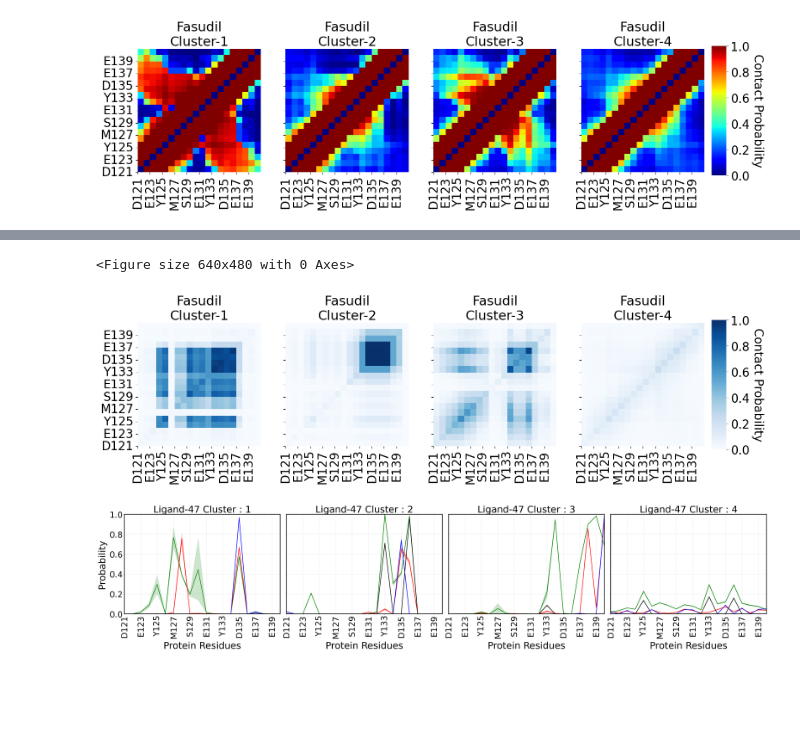
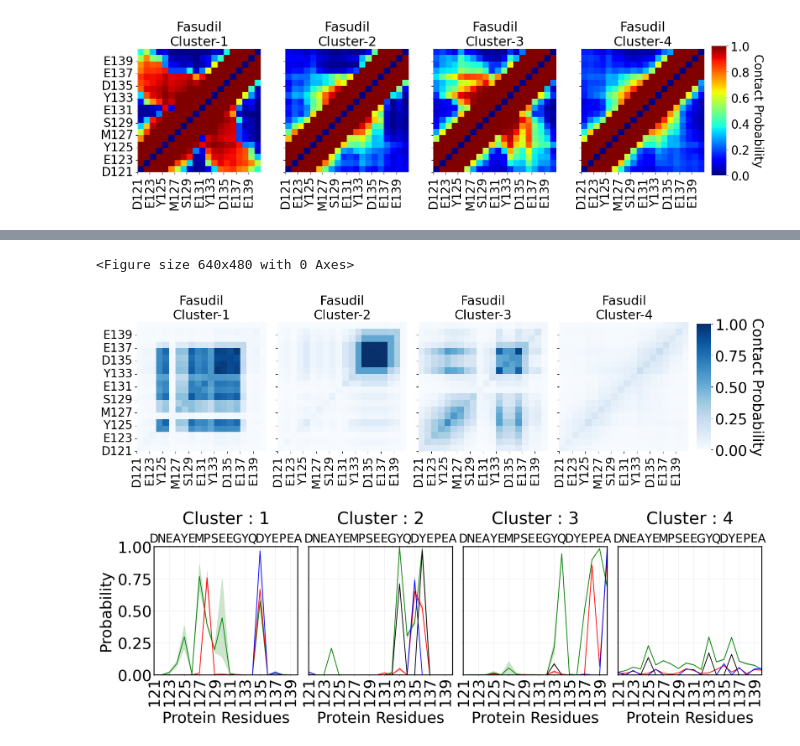
Before and after one commit to aparajita-chakraborty/asn_2, a Jupyter notebook: PCCA_both.ipynb, the cells around one changed output, grey strips where cells are left out. Cells and saved outputs as stored; diff of their text form; code cells hidden in the pictures; blank space fills up the shorter version.

```diff
--- a/PCCA_both.ipynb
+++ b/PCCA_both.ipynb
@@ -320,19 +333,19 @@ ylabel = r"$State_{i}$"
 fig,ax = plt.subplots(1,2, sharex=True, sharey=True, figsize=(10, 5))
 
 
-a = plot_mat_error(pcca_tmat_lig_47,0,"Ligand-47","%",15,"white","viridis",np.arange(4))
+a = plot_mat_error(pcca_tmat_lig_47,0,"Ligand-47","%",25,"white","viridis",np.arange(4))
 
-plot_mat_error(pcca_tmat_fasudil,1,"Fasudil","%",15,"white","viridis",np.arange(4))
+plot_mat_error(pcca_tmat_fasudil,1,"Fasudil","%",25,"white","viridis",np.arange(4))
 
 cbar_ax = fig.add_axes([.92, 0.14, 0.02, 0.71])#[left, bottom, width, height]
 cbar = fig.colorbar(a, cax = cbar_ax)
-cbar.ax.tick_params(labelsize=15)
-cbar.set_label(r"P($State_{j}$|$State_{i}$)", labelpad=25, fontsize=20, rotation= 270)
-ax[0].set_xticks([0,1,2,3],('1','2','3', '4'), fontsize = 20)
-ax[1].set_xticks([0,1,2,3],('1','2','3', '4'), fontsize = 20)
-ax[0].set_yticks([0,1,2,3],('1','2','3', '4'), fontsize = 20)
-fig.suptitle("Transition Matrix",y = 1.05,size=25)
+cbar.ax.tick_params(labelsize=30)
+cbar.set_label(r"P($State_{j}$|$State_{i}$)", labelpad=42, fontsize=35, rotation= 270)
+ax[0].set_xticks([0,1,2,3],('1','2','3', '4'), fontsize = 30)
+ax[1].set_xticks([0,1,2,3],('1','2','3', '4'), fontsize = 30)
+ax[0].set_yticks([0,1,2,3],('1','2','3', '4'), fontsize = 30)
+fig.suptitle("Transition Matrix",y = 1.05,size=35)
 plt.subplots_adjust(wspace=0.1)
-fig.supylabel(ylabel,x = 0.05,fontsize = 25)
-fig.supxlabel(xlabel,y = -0.05,fontsize = 25)
+fig.supylabel(ylabel,x = 0.03,fontsize = 35)
+fig.supxlabel(xlabel,y = -0.07,fontsize = 35)
 # %% [output]
@@ -550,7 +630,7 @@ res_ = ('D121','E123','Y125','M127','S129','E131','Y133','D135','E137','E139')
 #title = 'Mutual Information \n Charge-contacts - Intermolecular-distances'
 #xlabel = 'Intermolecular-distances'
 #ylabel = 'Charge-contacts'
-plt.subplots_adjust(wspace=0.01, hspace=1)
+plt.subplots_adjust(wspace=0.001, hspace=1)
 ncol = 4
 nrow = 1
 fig, ax = plt.subplots(nrow, ncol, sharex=True, sharey=True, figsize=(17, 4))
@@ -573,21 +653,23 @@ for i in range(4):
     ax[p].set_yticks(range(0, 20,2), res_, rotation=0, size=20)
     #ax[p].set_xlabel(xlabel, size = 15)
     #ax[p].set_ylabel(ylabel, size = 15)
-cbar_ax.tick_params(labelsize=20)
-cbar_ax.set_ylabel('Contact Probability', rotation=270, fontsize = 20, labelpad=24)
+cbar_ax.tick_params(labelsize=25)
+cbar_ax.set_ylabel('Contact Probability', rotation=270, fontsize = 25, labelpad=28)
 plt.savefig('fas_dual_contact.png', bbox_inches="tight")
+plt.subplots_adjust(wspace=0.075)
 # %% [output]
 <Figure size 640x480 with 0 Axes>
-[figure, old version]
+[figure, new version]
 # %%
 Hbond= np.load("intermol_Hbond_pcca_lig.npy" )
 charge_= np.load("intermol_charge_pcca_lig.npy")
 aro_ = np.load("intermol_aro_pcca_lig.npy")
 hydro = np.load("intermol_hydro_pcca_lig.npy")
 
-fig, ax = plt.subplots(1, 4, figsize=(45, 10), sharex=True, sharey=True)
+fig, ax = plt.subplots(1, 4, figsize=(30, 10), sharex=True, sharey=True)
 #res = np.array([str(trj[0].topology.residue(i)) for i in range(20)])
-res_ = ('D121','E123','Y125','M127','S129','E131','Y133','D135','E137','E139')
+res_ = ('121','123','125','127','129','131','133','135','137','139')
+res__ = ('D','N','E','A','Y','E','M','P','S','E','E','G','Y','Q','D','Y','E','P','E','A')
 
 for i in range(4):
     p = np.unravel_index(i,(4))
@@ -597,41 +679,59 @@ for i in range(4):
                           hydro[i].T[1]+hydro[i].T[2], alpha=0.2,color='green')
 
     ax[p].plot(Hbond[i].T[0], Hbond[i].T[1], linewidth=2.5,label='Hydrogen Bond', color='red')
     ax[p].fill_between(Hbond[i].T[0], Hbond[i].T[1]-Hbond[i].T[2],
                           Hbond[i].T[1]+Hbond[i].T[2], alpha=0.2,color='r')
 
     ax[p].plot(charge_[i].T[0], charge_[i].T[1], linewidth=2.5,label='Charge Contacts',c='blue')
     ax[p].fill_between(charge_[i].T[0], charge_[i].T[1]-charge_[i].T[2],
                           charge_[i].T[1]+charge_[i].T[2], alpha=0.2,color='blue')
 
     ax[p].plot(aro_[i].T[0], aro_[i].T[1], linewidth=2.5, color='black', label='Aromatic Stacking')
     ax[p].fill_between(aro_[i].T[0], aro_[i].T[1]-aro_[i].T[2],
                          aro_[i].T[1]+aro_[i].T[2], alpha=0.2,color='black')
 
     ax[p].set_ylim(0,1.0)
     ax[p].set_xlim(121,140)
     ax[p].set_xticks(range(int(min(Hbond[i][:,0])),int(max(Hbond[i][:,0])+1),2))
-    ax[p].set_xticklabels(res_)
-    ax[p].tick_params(labelsize=40)
+    #ax[p].set_xticklabels([])
+    #ax[p].grid(True)
+    #ax[p].set_xticklabels(res_)
+    ax[p].tick_params(labelsize=50)
     ax[p].grid(alpha=0.4)
     plt.setp(ax[p].get_xticklabels(), rotation=90)
 
 
     #if i == 3:
-        #ax[p].legend(loc=1,prop={'size': 42})
+        #leg=ax[p].legend(loc=1,prop={'size': 42})
+        #for legobj in leg.legendHandles:
+            #legobj.set_linewidth(6.0)
 
-    a='Ligand-47 Cluster : '+str(i+1)
-    ax[p].set_title(a,size=45)
+
+    a='Cluster : '+str(i+1)
+    ax[p].set_title(a,size=55, pad=30)
 
     #text_=r'$K_{D}$'+' : '+str(round(K[2][i],2))+r'$\pm$'+str(round(K[3][i],2))
     #ax[p].text(120.3, 0.63, text_, fontsize = 26)
 
-    ax[0].set_ylabel("Probability", size=45, labelpad=15)
-    ax[p].set_xlabel('Protein Residues', size=45, labelpad=15)
+    ax[0].set_ylabel("Probability", size=50, labelpad=15)
+    ax[p].set_xlabel('Protein Residues', size=50, labelpad=15)
+
+    secax1 = ax[p].secondary_xaxis('top')
+    #secax2 = ax[1].secondary_xaxis('top')
+# secax1.grid(which='both', alpha=0.5)
+# secax2.grid(which='both', alpha=0.5)
+# secax1.xaxis.set_minor_locator(AutoMinorLocator(2))
+    secax1.set_xticks(range(121, 121+20))
+    #secax2.set_xticks(range(391, 391+24))
+    secax1.set_xticklabels(res__)
+    #secax2.set_xticklabels(sequence_ol)
+    secax1.tick_params(labelsize=38)
+    #secax2.tick_params(labelsize=16)
 
 plt.tight_layout()
+plt.subplots_adjust(wspace=0.075)
 # %% [output]
-[figure, old version]
+[figure, new version]
 # %%
 Hbond= np.load("/data/asn/tica/fasudil/combined/intermol_Hbond_pcca_fas.npy" )
 charge_= np.load("/data/asn/tica/fasudil/combined/intermol_charge_pcca_fas.npy")
```
Also changed, not shown: parts of 14 cells of this notebook.
